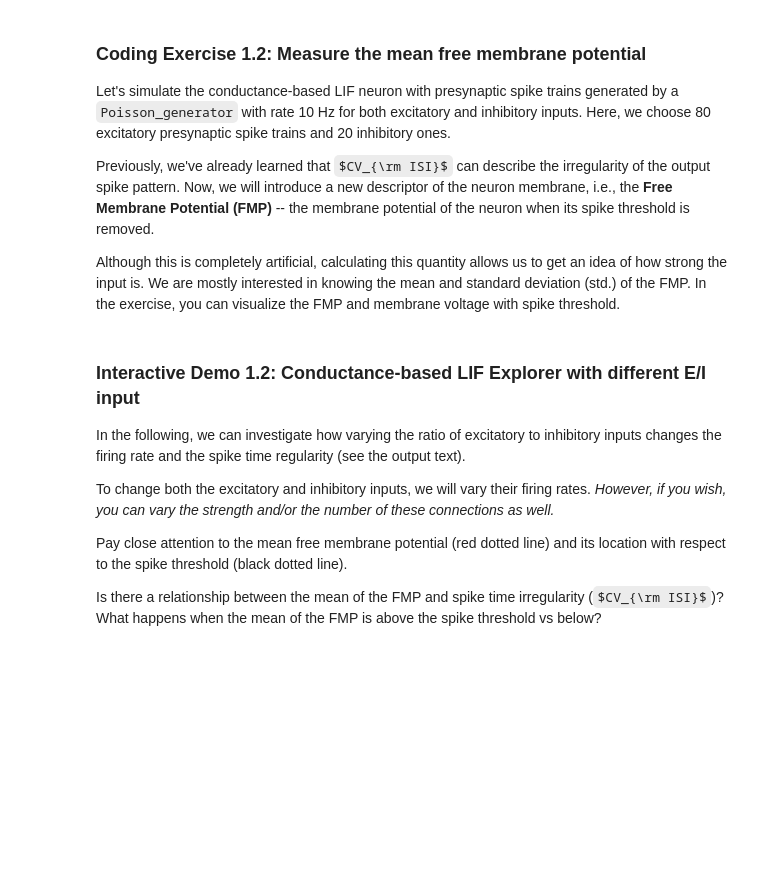
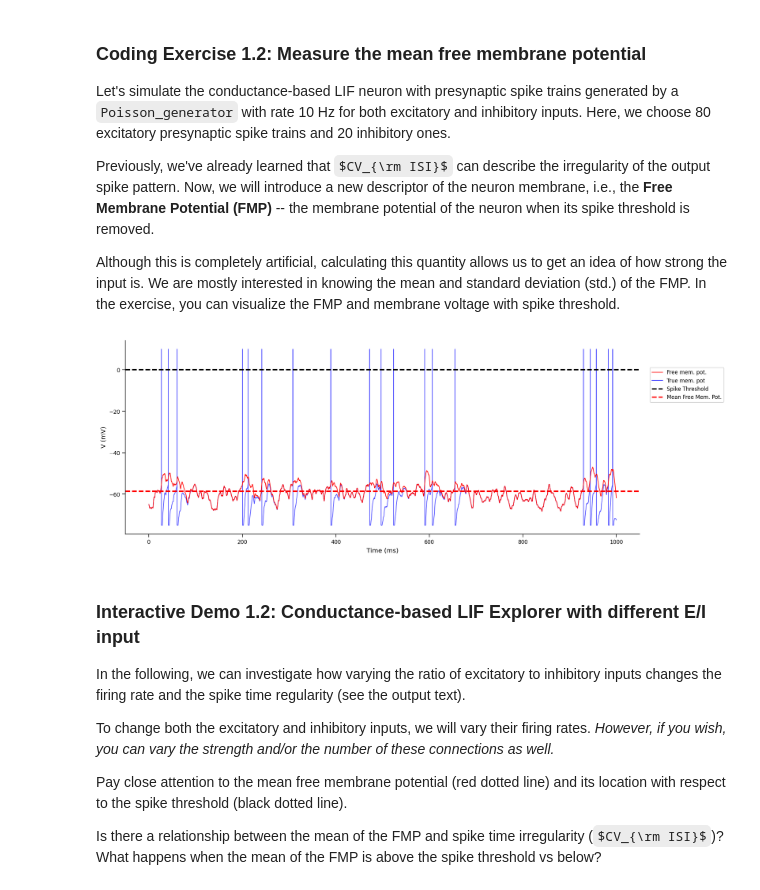
Before and after one commit to HyunsuLee/NMA-CN-course-content, a Jupyter notebook: tutorials/W2D3_BiologicalNeuronModels/W2D3_Tutorial3.ipynb, the cells around one changed output. Drawn from its saved outputs; the diff is of its cells as text; code cells hidden in the pictures; some formulas as TeX source; blank space fills up the shorter version.

```diff
--- a/tutorials/W2D3_BiologicalNeuronModels/W2D3_Tutorial3.ipynb
+++ b/tutorials/W2D3_BiologicalNeuronModels/W2D3_Tutorial3.ipynb
@@ -494,34 +494,36 @@ pars['VE'] = 0.         # [mV] excitatory reversal potential
 pars['tau_syn_E'] = 2.  # [ms]
 pars['gI_bar'] = 2.4    # [nS]
 pars['VI'] = -80.       # [mV] inhibitory reversal potential
 pars['tau_syn_I'] = 5.  # [ms]
 
 # Generate presynaptic spike trains
 pre_spike_train_ex = Poisson_generator(pars, rate=10, n=80)
 pre_spike_train_in = Poisson_generator(pars, rate=10, n=20)
 
 # Simulate conductance-based LIF model
 v, rec_spikes, gE, gI = run_LIF_cond(pars, 0, pre_spike_train_ex,
                                      pre_spike_train_in)
 
 # Show spikes more clearly by setting voltage high
 dt, range_t = pars['dt'], pars['range_t']
 if rec_spikes.size:
   sp_num = (rec_spikes / dt).astype(int) - 1
   v[sp_num] = 10   # draw nicer spikes
 
 ####################################################################
-## TODO for students: measure the free membrane potential
+
 # In order to measure the free membrane potential, first,
 # you should prevent the firing of the LIF neuron
 # How to prevent a LIF neuron from firing? Increase the threshold pars['V_th'].
-raise NotImplementedError("Student exercise: change threshold and calculate FMP")
+
 ####################################################################
 
 # Change the threshold
-pars['V_th'] = ...
+pars['V_th'] = 0
 
 # Calculate FMP
-v_fmp, _, _, _ = run_LIF_cond(pars, ..., ..., ...)
+v_fmp, _, _, _ = run_LIF_cond(pars, 0, pre_spike_train_ex, pre_spike_train_in)
 
 my_illus_LIFSYN(pars, v_fmp, v)
+# %% [output]
+[figure, added]
```
Also changed, not shown: parts of 9 cells of this notebook, 1 other file.
